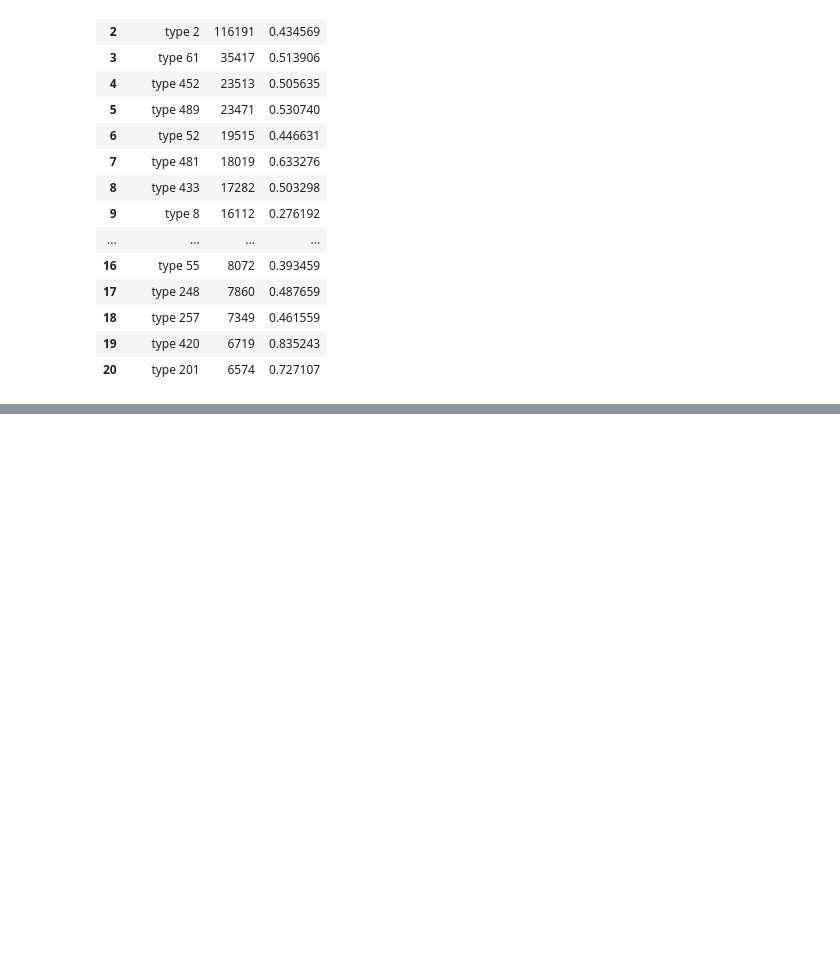
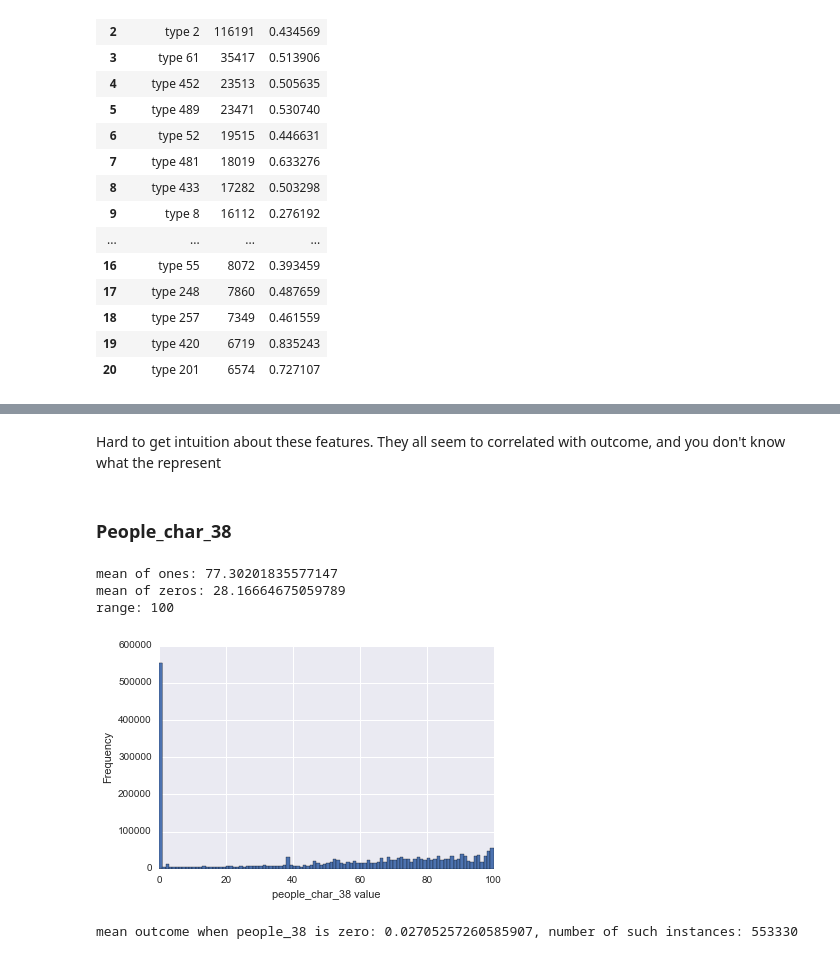
Before and after one commit to ryankresse/red_hat, a Jupyter notebook: clean.ipynb, the cells around one changed output, grey strips where cells are left out. Saved outputs shown, nothing was run; the diff lists cells and outputs as text; code cells hidden in the pictures; blank space fills up the shorter version.

```diff
--- a/clean.ipynb
+++ b/clean.ipynb
@@ -273,0 +387,28 @@ top20
+# %% [markdown]
+Hard to get intuition about these features. They all seem to correlated with outcome, and you don't know what the represent
+# %% [markdown]
+### People_char_38
+# %%
+rng = joined_df['people_char_38'].max() - joined_df.people_char_38.min()
+meanOnes = joined_df[joined_df['outcome'] ==1]['people_char_38'].mean()
+meanZeros = joined_df[joined_df['outcome'] == 0]['people_char_38'].mean()
+print('mean of ones: {}'.format(meanOnes))
+print('mean of zeros: {}'.format(meanZeros))
+print('range: {}'.format(rng))
+# %% [output]
+mean of ones: 77.30201835577147
+mean of zeros: 28.16664675059789
+range: 100
+# %%
+plt.hist(joined_df.people_char_38, bins=100)
+plt.xlabel('people_char_38 value')
+plt.ylabel('Frequency')
+plt.show()
+# %% [output]
+[figure, added]
+# %%
+meanOfZero = joined_df[joined_df['people_char_38'] == 0]['outcome'].mean()
+countOfZero = joined_df[joined_df['people_char_38'] == 0]['outcome'].shape[0]
+print('mean outcome when people_38 is zero: {}, number of such instances: {}'.format(meanOfZero, countOfZero))
+# %% [output]
+mean outcome when people_38 is zero: 0.02705257260585907, number of such instances: 553330
```
Also changed, not shown: parts of 5 cells of this notebook.
